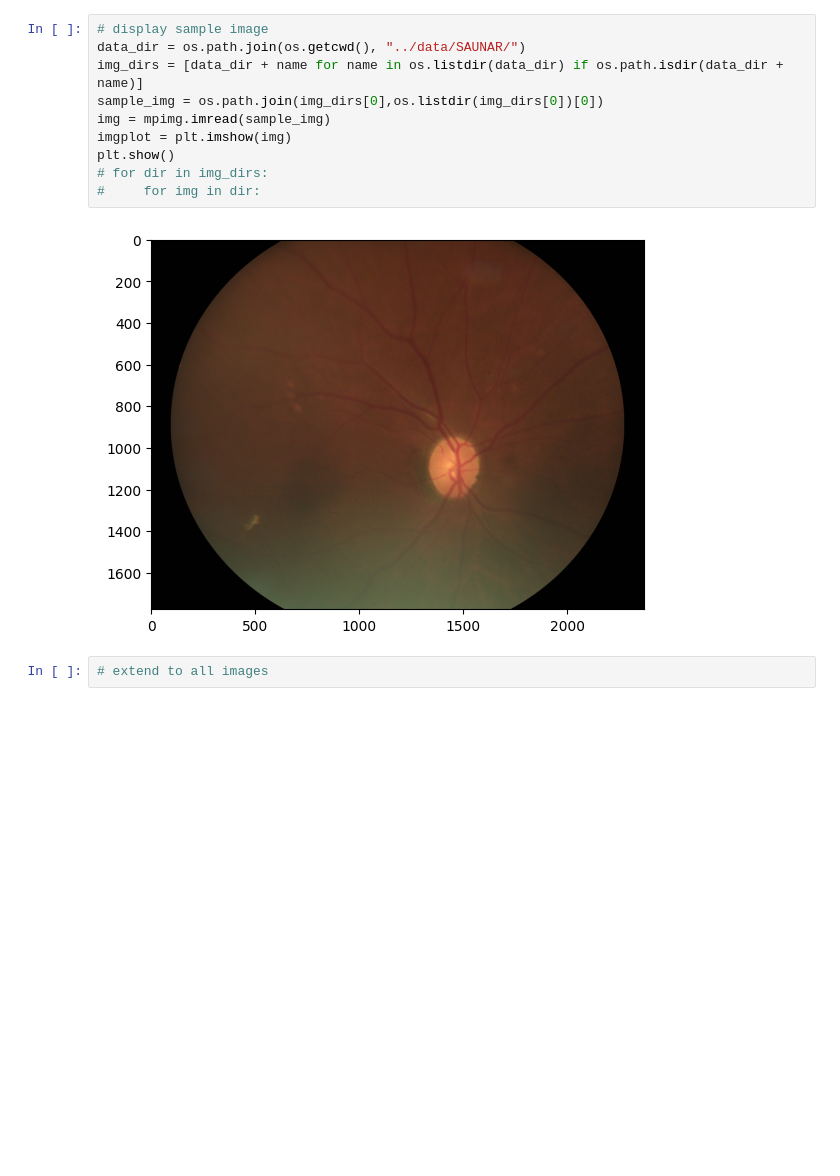
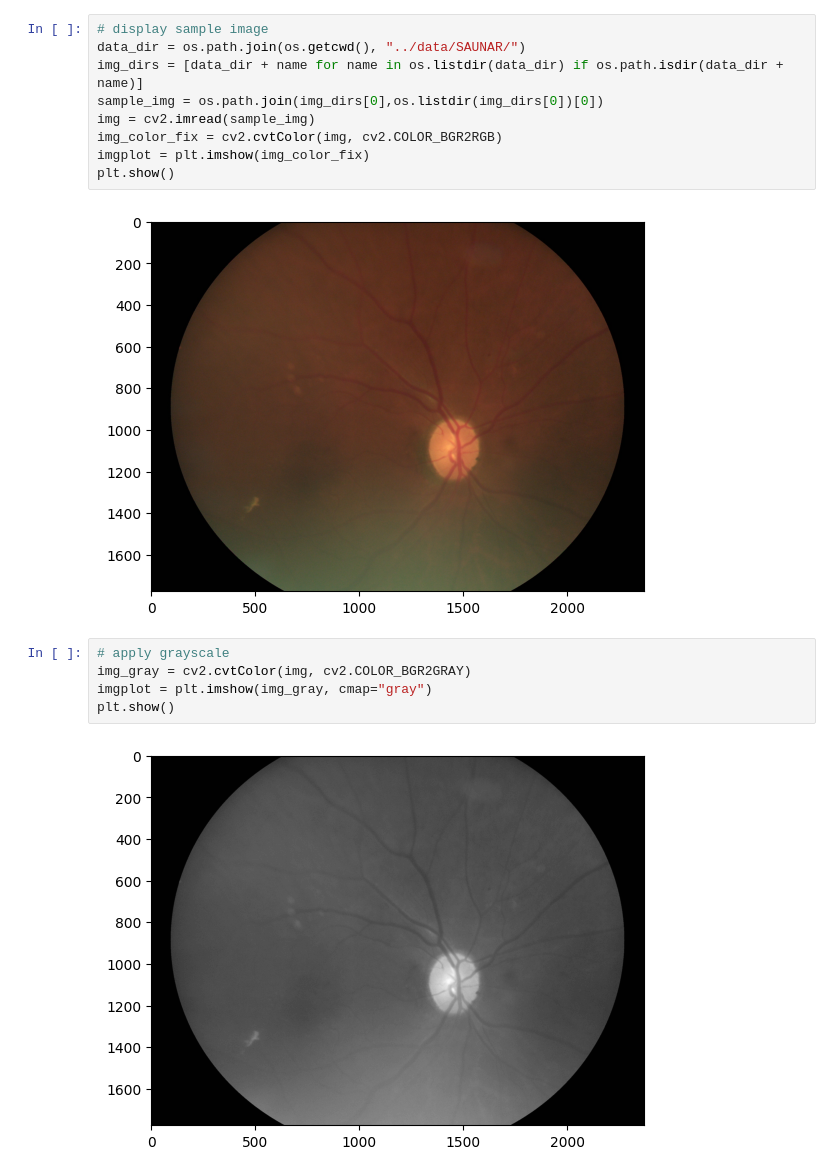
Before and after one commit to lcooke238/DiabeticRetinopathyML, a Jupyter notebook: code/exploration.ipynb, the cells around one changed output. Saved outputs shown, nothing was run; the diff lists cells and outputs as text; blank space fills up the shorter version.

```diff
--- a/code/exploration.ipynb
+++ b/code/exploration.ipynb
@@ -19,12 +18,16 @@ from PIL import Image
 data_dir = os.path.join(os.getcwd(), "../data/SAUNAR/")
 img_dirs = [data_dir + name for name in os.listdir(data_dir) if os.path.isdir(data_dir + name)]
 sample_img = os.path.join(img_dirs[0],os.listdir(img_dirs[0])[0])
-img = mpimg.imread(sample_img)
-imgplot = plt.imshow(img)
+img = cv2.imread(sample_img)
+img_color_fix = cv2.cvtColor(img, cv2.COLOR_BGR2RGB)
+imgplot = plt.imshow(img_color_fix)
 plt.show()
-# for dir in img_dirs:
-#     for img in dir:
 # %% [output]
 [figure]
-# %%
-# extend to all images
+# %%
+# apply grayscale
+img_gray = cv2.cvtColor(img, cv2.COLOR_BGR2GRAY)
+imgplot = plt.imshow(img_gray, cmap="gray")
+plt.show()
+# %% [output]
+[figure, added]
```
Also changed, not shown: parts of 10 cells of this notebook, 3 other files.
